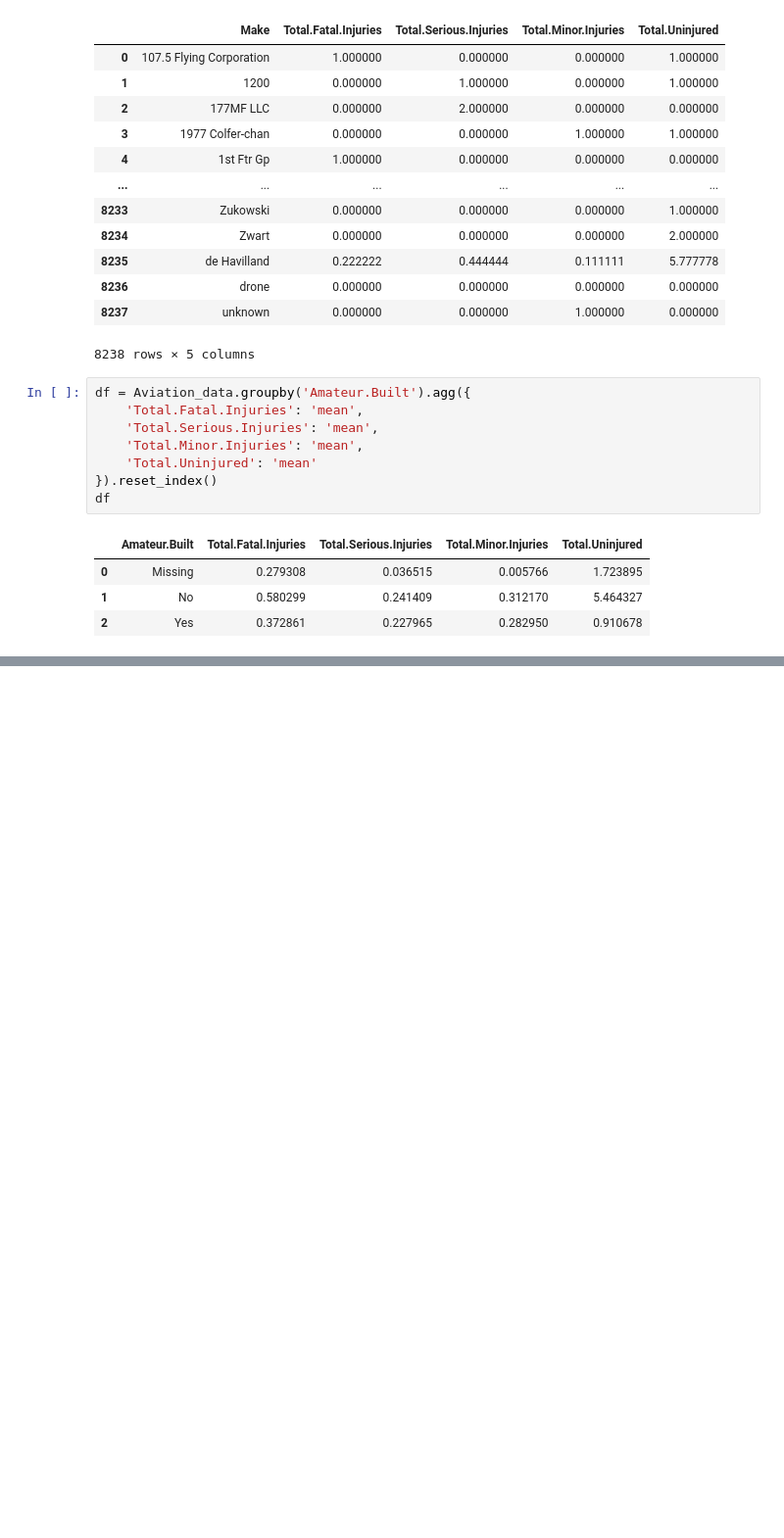
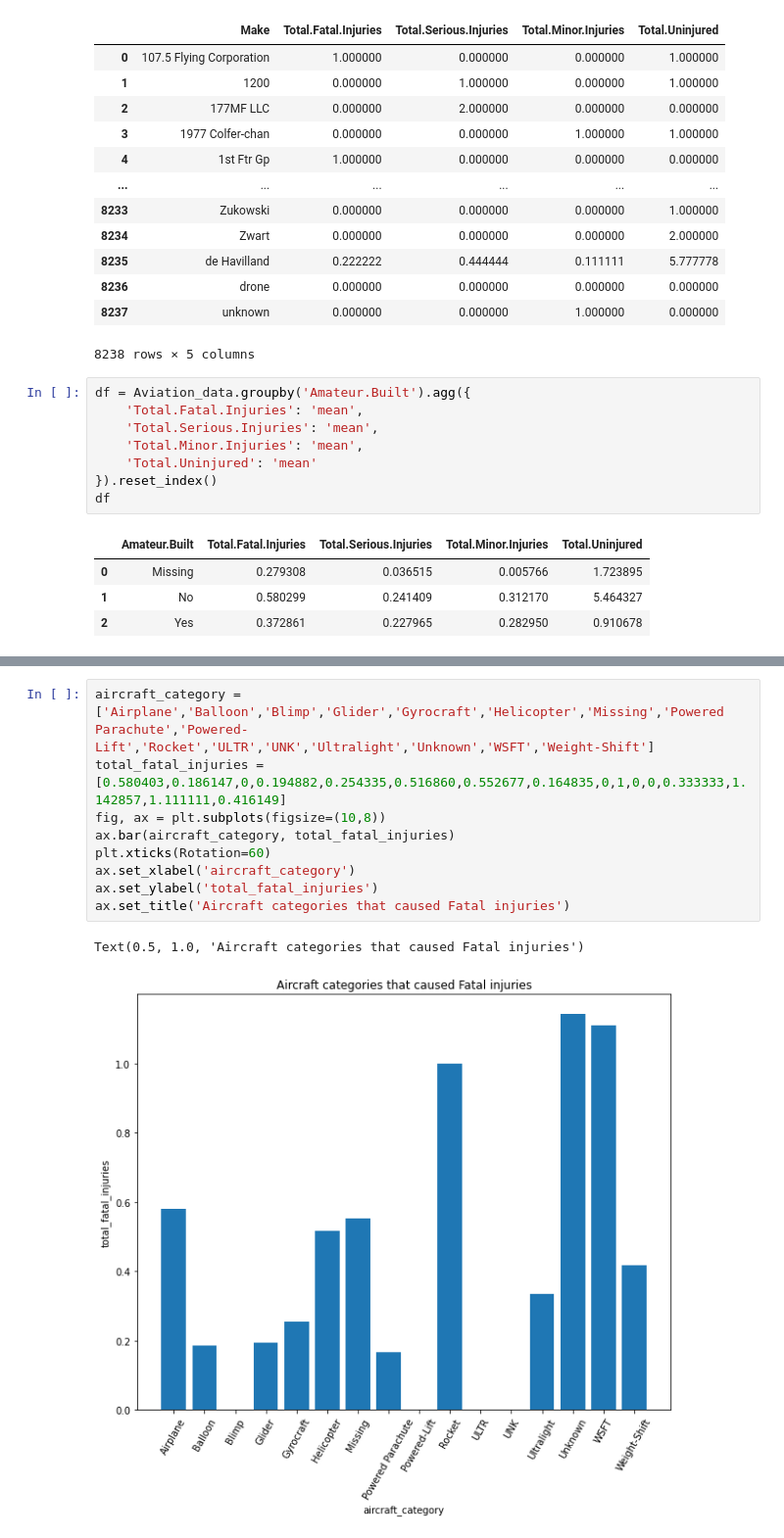
Before and after one commit to Eugene-Asengi/dsc-phase-1-project-v3, a Jupyter notebook: student.ipynb, the cells around one changed output, grey strips where cells are left out. Shown at 98% size. Cells and saved outputs as stored; diff of their text form; blank space fills up the shorter version.

```diff
--- a/student.ipynb
+++ b/student.ipynb
@@ -493,0 +496,12 @@ Text(0.5, 1.0, 'Comparison of Engine types that caused fatal accidents')
+# %%
+aircraft_category = ['Airplane','Balloon','Blimp','Glider','Gyrocraft','Helicopter','Missing','Powered Parachute','Powered-Lift','Rocket','ULTR','UNK','Ultralight','Unknown','WSFT','Weight-Shift']
+total_fatal_injuries = [0.580403,0.186147,0,0.194882,0.254335,0.516860,0.552677,0.164835,0,1,0,0,0.333333,1.142857,1.111111,0.416149]
+fig, ax = plt.subplots(figsize=(10,8))
+ax.bar(aircraft_category, total_fatal_injuries)
+plt.xticks(Rotation=60)
+ax.set_xlabel('aircraft_category')
+ax.set_ylabel('total_fatal_injuries')
+ax.set_title('Aircraft categories that caused Fatal injuries')
+# %% [output]
+Text(0.5, 1.0, 'Aircraft categories that caused Fatal injuries')
+[figure, added]
```
Also changed, not shown: parts of 3 cells of this notebook.
